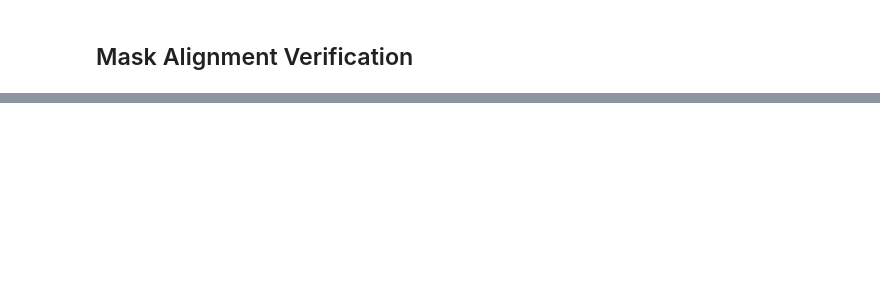
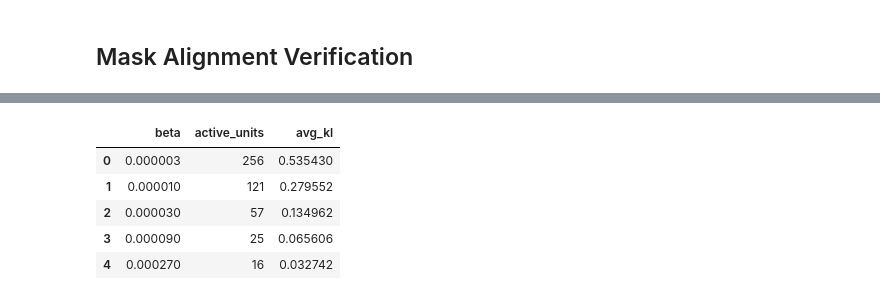
Before and after one commit to figoo210/unsupervised-parkinsons-imaging, a Jupyter notebook: 4.2_beta_scan_vae_training_v2.ipynb, the cells around one changed output, grey strips where cells are left out. Drawn from its saved outputs; the diff is of its cells as text; code cells hidden in the pictures; blank space fills up the shorter version.

```diff
--- a/4.2_beta_scan_vae_training_v2.ipynb
+++ b/4.2_beta_scan_vae_training_v2.ipynb
@@ -282,11 +330,13 @@ def train_vae_beta_scan(model, train_loader, val_loader, config):
         weight_mask_path=config.weight_mask_path,
         beta=config.beta,
         beta_warmup_steps=config.beta_warmup_steps
-    )
+    ).to(device)
 
     optimizer = create_vae_optimizer(model, config)
     scheduler = create_vae_scheduler(optimizer, config)
-    early_stopping = VAEEarlyStopping(patience=config.early_stopping_patience)
+    scheduler.threshold = 1e-5
+    scheduler.threshold_mode='abs'
+    early_stopping = VAEEarlyStopping(patience=config.early_stopping_patience,min_delta=1e-5)
     checkpoint_handler = VAECheckpointHandler(config.checkpoint_dir, config.model_name)
 
     # Mixed precision setup
@@ -395,17 +445,25 @@ def train_vae_beta_scan(model, train_loader, val_loader, config):
         val_losses.append(avg_val_loss)
         val_recon_losses.append(avg_val_recon_loss)
         val_kl_losses.append(avg_val_kl_loss)
+        is_best= False
+        if (epoch > 7):
+            # Update learning rate
+            scheduler.step(avg_val_loss)
 
-        # Update learning rate
-        scheduler.step(avg_val_loss)
 
-        # Check if this is the best model
-        is_best = avg_val_loss < best_val_loss
-        if is_best:
-            best_val_loss = avg_val_loss
-            # Save best model to beta_scan_dir root
-            best_model_path = os.path.join(beta_scan_dir, f"beta_{config.beta:.2e}_best.pth")
-            torch.save(model.state_dict(), best_model_path)
+
+            # Check if this is the best model
+            is_best = avg_val_loss < best_val_loss
+            if is_best:
+                best_val_loss = avg_val_loss
+                # Save best model to beta_scan_dir root
+                best_model_path = os.path.join(beta_scan_dir, f"beta_{config.beta:.2e}_best.pth")
+                torch.save(model.state_dict(), best_model_path)
+            # Early stopping check
+            early_stopping(avg_val_loss, epoch)
+            if early_stopping.early_stop:
+                print("\nEarly stopping triggered!")
+                break
 
         # Save checkpoint
         if (epoch + 1) % config.save_interval == 0 or is_best:
@@ -424,11 +482,6 @@ def train_vae_beta_scan(model, train_loader, val_loader, config):
         print(f"Beta*KL: {config.beta * avg_val_kl_loss:.6f}")
         print(f"LR: {optimizer.param_groups[0]['lr']:.8f}\n")
 
-        # Early stopping check
-        early_stopping(avg_val_loss, epoch)
-        if early_stopping.early_stop:
-            print("\nEarly stopping triggered!")
-            break
 
     total_time = time.time() - start_time
     print(f"\n{'='*60}")
@@ -616,0 +1118,9 @@ print("\nCheck if mask aligns properly with brain structures (no flipping)")
+# %%
+display(kl_results_df)
+# %% [output]
+|  | beta | active_units | avg_kl |
+| 0 | 0.000003 | 256 | 0.535430 |
+| 1 | 0.000010 | 121 | 0.279552 |
+| 2 | 0.000030 | 57 | 0.134962 |
+| 3 | 0.000090 | 25 | 0.065606 |
+| 4 | 0.000270 | 16 | 0.032742 |
```
Also changed, not shown: parts of 18 cells of this notebook, 1 other file.
